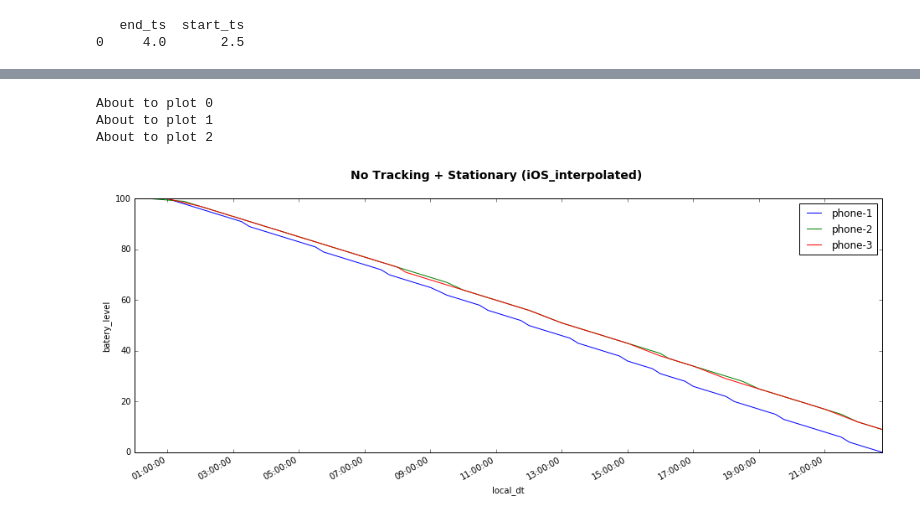
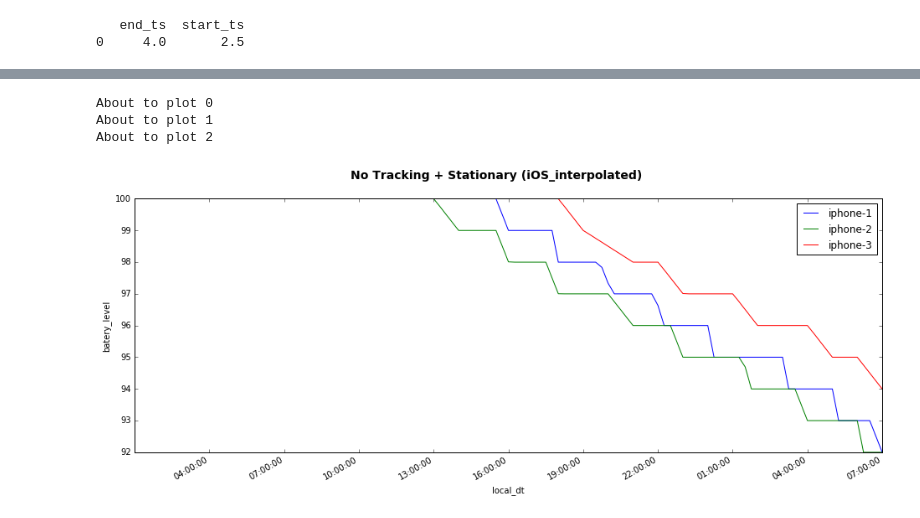
Before and after one commit to yw374cornell/data-collection-eval, a Jupyter notebook: analysis_spring_2016/TrackingOff_Stationary.ipynb, the cells around one changed output, grey strips where cells are left out. Saved outputs shown, nothing was run; the diff lists cells and outputs as text; code cells hidden in the pictures.

```diff
--- a/analysis_spring_2016/TrackingOff_Stationary.ipynb
+++ b/analysis_spring_2016/TrackingOff_Stationary.ipynb
@@ -138,7 +57,0 @@ ios1.loc[:, 'changed'] = pd.Series(changed_ios1, index=ios1.index)
-# %%
-#query info from a specified time range
-iphone_state_df_list = map(lambda t: t[t.local_dt.apply(local_dt_range)], _iphone_state_df_list)
-android_state_df_list = map(lambda t: t[t.local_dt.apply(local_dt_range)], _android_state_df_list)
-
-iphone_battery_df_list = map(lambda t: t[t.local_dt.apply(local_dt_range)], _iphone_battery_df_list)
-android_battery_df_list = map(lambda t: t[t.local_dt.apply(local_dt_range)], _android_battery_df_list)
@@ -193,13 +58,13 @@ ios_combined
 # %%
 def get_ranges_df(battery_df, state_df):
     #find start_state_ts & end_state_ts for the period when state=3=tracking_stopped
-    tracking_stopped_df = state_df[(state_df.curr_state == 3) & (state_df.ts>1466827439)]
+    tracking_stopped_df = state_df[state_df.curr_state == 3]
     tracking_stopped_df.reset_index(inplace=True)
     start_state_ts = tracking_stopped_df.iloc[0].ts
-    end_state_ts = tracking_stopped_df.iloc[-1].ts
-
-    if start_state_ts < 1466838000:
-        start_state_ts = 1466838000
+    if len(tracking_stopped_df)==1:
+        end_state_ts = battery_df.iloc[-1].ts
+    else:
+        end_state_ts = tracking_stopped_df.iloc[-1].ts
 
     discharging_df = battery_df[(battery_df.ts >= start_state_ts) & (battery_df.ts <= end_state_ts)
                                   & ((battery_df.battery_status == 1) )]
@@ -331,0 +200,12 @@ first_ios_df[0:1]
+# %%
+#iOS: No interplation on battery data
+(afig, aaxes2d) = plt.subplots(ncols=1, nrows=4, sharex=True, sharey=True, figsize=(16,6))
+aaxes = aaxes2d.flatten()
+
+afig.suptitle('Overall (iOS)', fontsize=14, fontweight='bold')
+color = ['blue', 'green', 'red', 'cyan']
+
+for i, df in enumerate(iphone_battery_df_list):
+    print "About to plot %d" % i
+    #df.plot(x='fmt_time', y='battery_level_pct', ax=aaxes[i], style='.', title="iphone.%s" % i, label="phone-%s" % (i+1))
+    df.plot(x='ts', y='battery_level_pct', kind='scatter', ax=aaxes[i], title="iphone.%s" % i, label="iphone-%s" % (i+1), color=color[i])
@@ -332,18 +217,18 @@ first_ios_df[0:1]
 # %%
+#iOS: With interplation on battery data
 (ifig, iaxes2d) = plt.subplots(ncols=1, nrows=1, figsize=(16,6))
 iaxes = iaxes2d
-color = ['red', 'yellow', 'blue', 'green']
 ifig.suptitle('No Tracking + Stationary (iOS_interpolated)', fontsize=14, fontweight='bold')
 
 for i, df in enumerate(iphone_battery_interp_df_list):
     print "About to plot %d" % i
-    df.plot(x='local_dt', y='battery_level_pct', ax=iaxes, label="phone-%s" % (i+1))
+    df.plot(x='local_dt', y='battery_level_pct', ax=iaxes, label="iphone-%s" % (i+1))
     #df.plot(x='ts', y='battery_level_pct', kind='scatter', ax=iaxes, label="iOS-%s" % i, color=color[i])
     #iaxes.set_xlabel('time')
     iaxes.set_ylabel('batery_level')
 # %% [output]
 About to plot 0
 About to plot 1
 About to plot 2
-[figure, old version]
+[figure, new version]
 # %%
```
Also changed, not shown: parts of 32 cells of this notebook.
